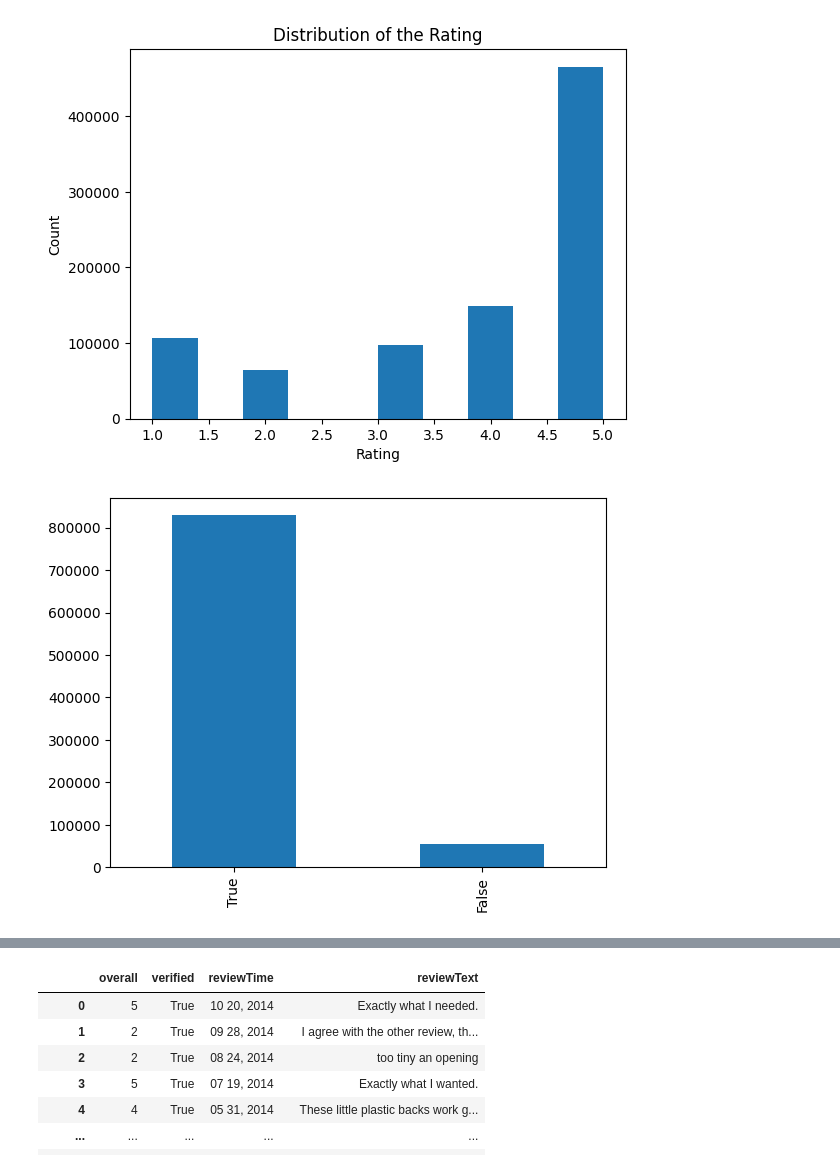
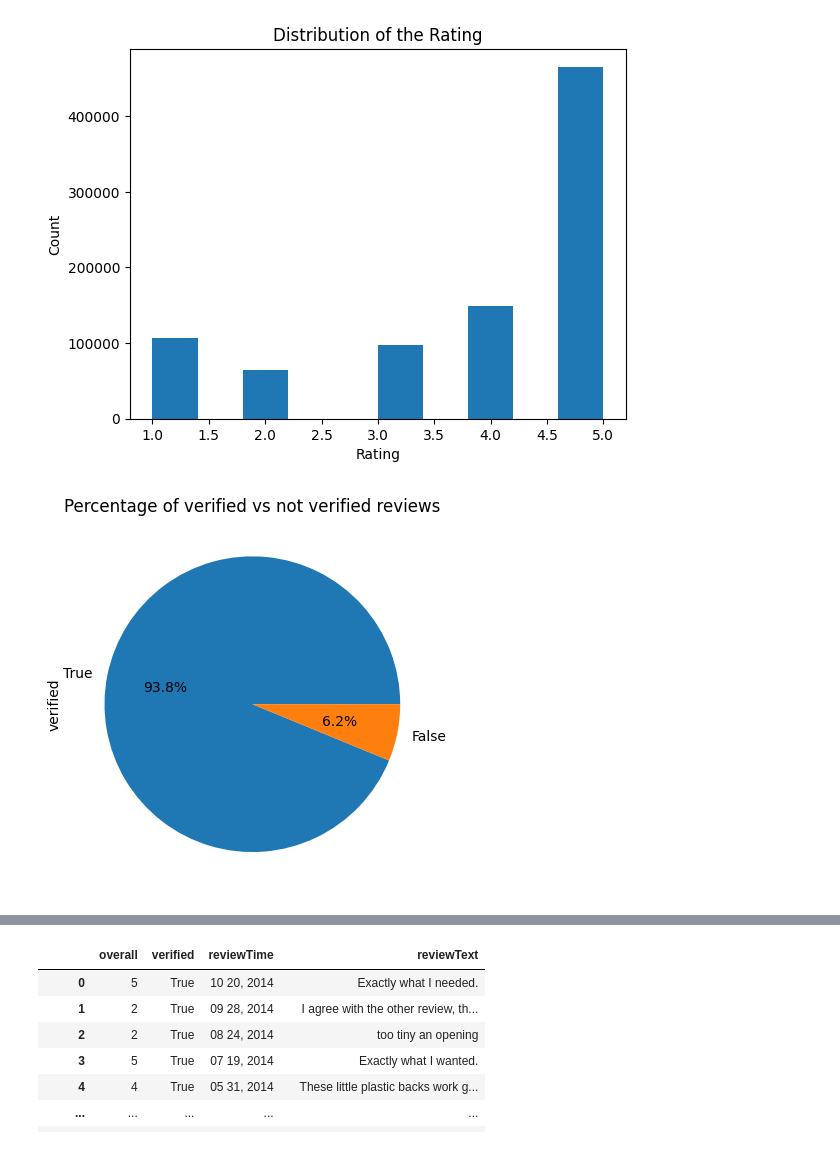
Before and after one commit to minamh9/amazon-review-classification, a Jupyter notebook: Amazon_Review_NaiveBayes.ipynb, the cells around one changed output, grey strips where cells are left out. Drawn from its saved outputs; the diff is of its cells as text; code cells hidden in the pictures.

```diff
--- a/Amazon_Review_NaiveBayes.ipynb
+++ b/Amazon_Review_NaiveBayes.ipynb
@@ -39,9 +39,10 @@ plt.show()
 # %% [output]
 [figure]
 # %%
-# Check the percentage of verified vs non-verified reviews
+# Visualize the percentage of verified vs not verified reviews using a pie chart
 df_values = df_new['verified'].value_counts()
-df_values.plot(kind = 'bar')
+df_values.plot(kind = 'pie' ,autopct='%1.1f%%')
+plt.title('Percentage of verified vs not verified reviews')
 plt.show()
 # %% [output]
-[figure, old version]
+[figure, new version]
```
Also changed, not shown: parts of 7 cells of this notebook.
